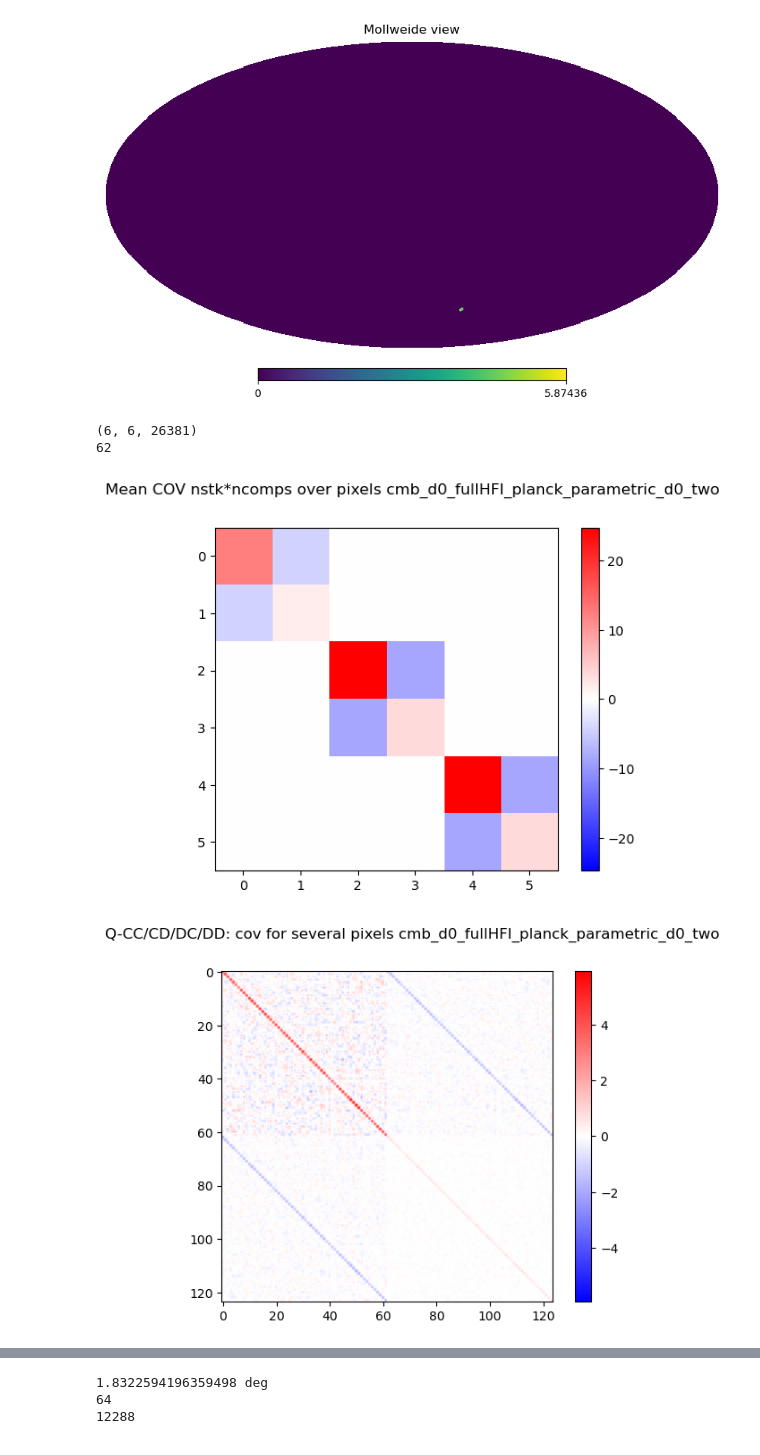
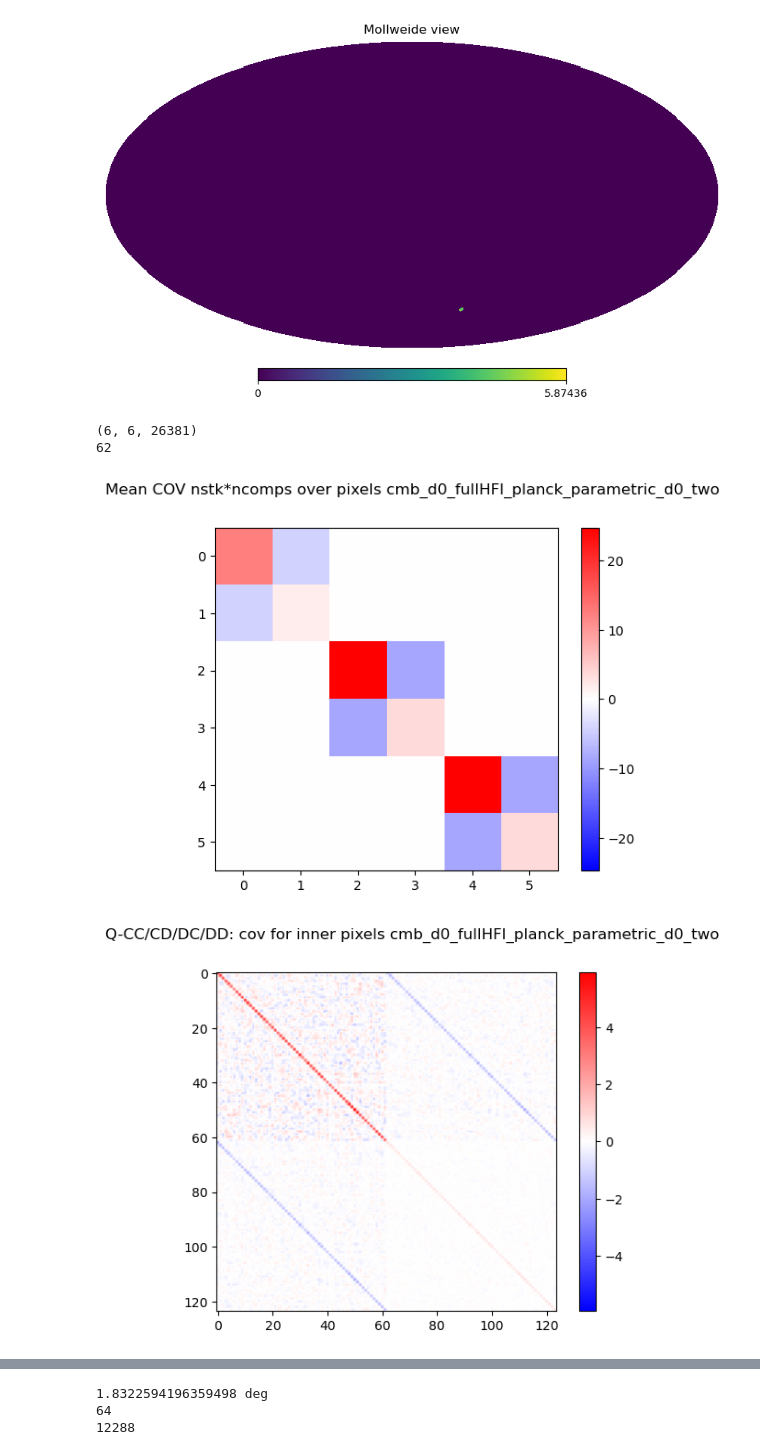
Before and after one commit to mathias77515/CMM-Pipeline, a Jupyter notebook: scripts_nahuel/noise_analysis.ipynb, the cells around one changed output, grey strips where cells are left out. Drawn from its saved outputs; the diff is of its cells as text; code cells hidden in the pictures.

```diff
--- a/scripts_nahuel/noise_analysis.ipynb
+++ b/scripts_nahuel/noise_analysis.ipynb
@@ -26,6 +26,8 @@ def read_maps_from_dict(map_file,constant_spectral_index=True,nbins_ring=25,comp
         comp_out = map_dict['components_i']
         residuals = comp_out - comp_in[:ncomps_out,:,:]
         seenpix = map_dict['seenpix']
+        coverage = map_dict['coverage']
+
     else:
         ncomps_out = map_dict['components_i'].shape[2]
         ncomps_in = map_dict['components'].shape[2]
@@ -35,6 +37,7 @@ def read_maps_from_dict(map_file,constant_spectral_index=True,nbins_ring=25,comp
         comp_out = map_dict['components_i'].T
         residuals = comp_out - comp_in[:ncomps_out,:,:]
         seenpix = map_dict['seenpix']
+        coverage = map_dict['coverage']
 
     comp_out_qubicpatch = comp_out[:,map_dict['seenpix'],:]
     comp_in_qubicpatch = comp_in[:,map_dict['seenpix'],:]
@@ -65,9 +68,9 @@ def read_maps_from_dict(map_file,constant_spectral_index=True,nbins_ring=25,comp
 
     else:
 
-        return comp_out, comp_in, residuals, nside, seenpix, angmax, center
+        return comp_out, comp_in, residuals, nside, seenpix, angmax, center, coverage
 
-sys.path.insert(1,"/home/nahue-ofi/CMM-Pipeline/src")
-# sys.path.insert(1,"/home/nahue/CMM-Pipeline/src")
+# sys.path.insert(1,"/home/nahue-ofi/CMM-Pipeline/src")
+sys.path.insert(1,"/home/nahue/CMM-Pipeline/src")
 
 from simtools.analysis import get_angular_profile
@@ -634,12 +643,12 @@ hp.mollview(np.std(masked_res_inner,axis=0)**2)
 # thedir = '/home/nahue-ofi/heavy-data/cmb_d0_30_44_70_planck_parametric_d0_two'
 # thedir = '/home/nahue-ofi/heavy-data/cmb_d0_100_143_planck_parametric_d0_two'
 # thedir = '/home/nahue-ofi/heavy-data/cmb_d0_217_353_planck_parametric_d0_two'
-thedir = '/home/nahue-ofi/heavy-data/cmb_d0_fullHFI_planck_parametric_d0_two'
+# thedir = '/home/nahue-ofi/heavy-data/cmb_d0_fullHFI_planck_parametric_d0_two'
 
 # thedir = '/media/nahue/files_hdd/heavy-data/cmm-results/cmb_d0_30_44_70_planck_parametric_d0_two'
 # thedir = '/media/nahue/files_hdd/heavy-data/cmm-results/cmb_d0_100_143_planck_parametric_d0_two'
 # thedir = '/media/nahue/files_hdd/heavy-data/cmm-results/cmb_d0_217_353_planck_parametric_d0_two'
-# thedir = '/media/nahue/files_hdd/heavy-data/cmm-results/cmb_d0_fullHFI_planck_parametric_d0_two'
+thedir = '/media/nahue/files_hdd/heavy-data/cmm-results/cmb_d0_fullHFI_planck_parametric_d0_two'
 
 realizations = np.sort(glob.glob(thedir+'/'+'**'))
 
@@ -653,7 +662,7 @@ res = []
 
 for i,map_file in enumerate(realizations):
 
-    comp_out, comp_in, residuals, nside, seenpix, angmax, center = read_maps_from_dict(map_file,constant_spectral_index=constant_spectral_index,nbins_ring=nbins_ring)
+    comp_out, comp_in, residuals, nside, seenpix, angmax, center, coverage = read_maps_from_dict(map_file,constant_spectral_index=constant_spectral_index,nbins_ring=nbins_ring)
 
     res.append(residuals)
 
@@ -691,36 +700,36 @@ res_inner_qubic = res[:,:,seenpix_inner_disc,:]
 cov = np.cov(res_inner_qubic[:,0,:,1],res_inner_qubic[:,1,:,1],rowvar=False)
 
 plt.figure()
-plt.suptitle('Q-CC/CD/DC/DD: cov for several pixels '+ thedir.split('/')[-1])
+plt.suptitle('Q-CC/CD/DC/DD: cov for inner pixels '+ thedir.split('/')[-1])
 vmax = np.max(np.abs(cov[:, :]))
 plt.imshow(cov[:, :], vmin=-vmax, vmax=vmax, cmap='bwr')
 plt.colorbar()
 
 npix = hp.nside2npix(nside)
 mask = np.zeros(npix)
 mask[seenpix] = 1
 
 masked_res = np.zeros((nreals,npix))
 for i in range(nreals):
     masked_res[i,:] = mask * res[i,0,:,1]
 
 masked_mean_res = mask*np.mean(res[:,0,:,1],axis=0)
 
 mask_inner = np.zeros(npix)
 mask_inner[seenpix_inner_disc] = 1
 
 masked_res_inner = np.zeros((nreals,npix))
 for i in range(nreals):
     masked_res_inner[i,:] = mask_inner * res[i,0,:,1]
 
 hp.mollview(masked_mean_res)
 hp.mollview(np.std(masked_res,axis=0)**2)
 hp.mollview(np.std(masked_res_inner,axis=0)**2)
 # %% [output]
 (6, 6, 26381)
 62
 [figure]
-[figure, old version]
+[figure, new version]
 [figure]
 [figure]
 [figure]
```
Also changed, not shown: parts of 10 cells of this notebook, 1 other file.
